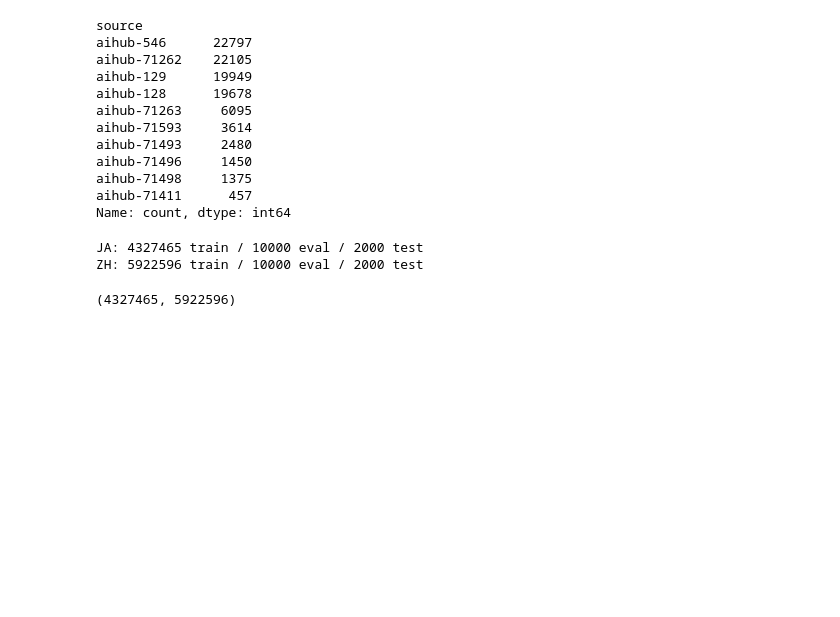
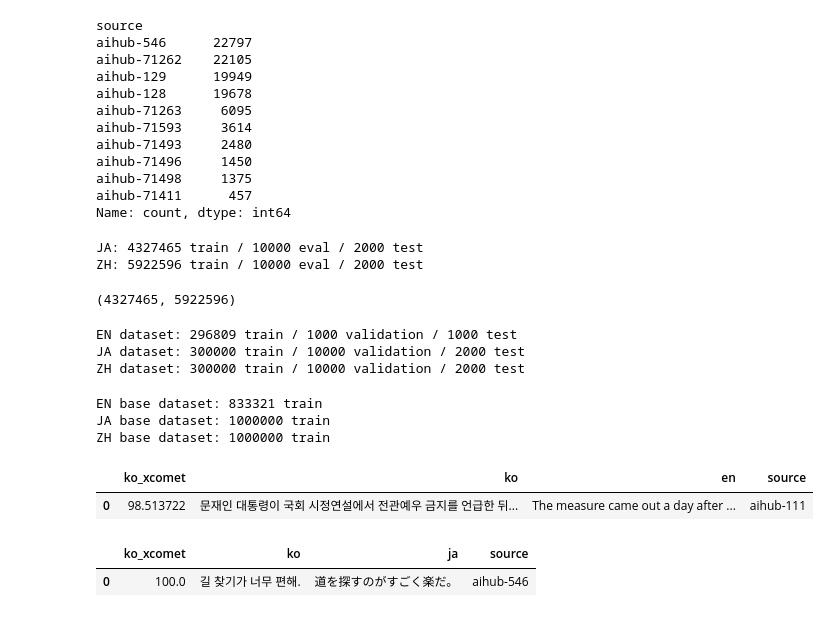
Before and after one commit to TrainToGPB/slm-mmt-exp, a Jupyter notebook: translation_datasets/mmt/aihub_integration/mmt_integration.ipynb, the cells around one changed output. Saved outputs shown, nothing was run; the diff lists cells and outputs as text; code cells hidden in the pictures; blank space fills up the shorter version.

```diff
--- a/translation_datasets/mmt/aihub_integration/mmt_integration.ipynb
+++ b/translation_datasets/mmt/aihub_integration/mmt_integration.ipynb
@@ -775,0 +787,39 @@ len(ja_large), len(zh_large)
+# %%
+en = load_dataset(en_name)
+ja = load_dataset(ja_name)
+zh = load_dataset(zh_name)
+
+print(f"EN dataset: {len(en['train'])} train / {len(en['validation'])} validation / {len(en['test'])} test")
+print(f"JA dataset: {len(ja['train'])} train / {len(ja['validation'])} validation / {len(ja['test'])} test")
+print(f"ZH dataset: {len(zh['train'])} train / {len(zh['validation'])} validation / {len(zh['test'])} test")
+# %% [output]
+EN dataset: 296809 train / 1000 validation / 1000 test
+JA dataset: 300000 train / 10000 validation / 2000 test
+ZH dataset: 300000 train / 10000 validation / 2000 test
+# %%
+en_base = load_dataset(en_base_name, split='train')
+ja_base = load_dataset(ja_base_name, split='train')
+zh_base = load_dataset(zh_base_name, split='train')
+
+print(f"EN base dataset: {len(en_base)} train")
+print(f"JA base dataset: {len(ja_base)} train")
+print(f"ZH base dataset: {len(zh_base)} train")
+# %% [output]
+EN base dataset: 833321 train
+JA base dataset: 1000000 train
+ZH base dataset: 1000000 train
+# %%
+en_train, en_eval, en_test = pd.DataFrame(en['train']), pd.DataFrame(en['validation']), pd.DataFrame(en['test'])
+ja_train, ja_eval, ja_test = pd.DataFrame(ja['train']), pd.DataFrame(ja['validation']), pd.DataFrame(ja['test'])
+zh_train, zh_eval, zh_test = pd.DataFrame(zh['train']), pd.DataFrame(zh['validation']), pd.DataFrame(zh['test'])
+
+en_train.columns = ['ko_xcomet', 'ko', 'en', 'source']
+
+display(en_train.head(1))
+display(ja_train.head(1))
+display(zh_train.head(1))
+# %% [output]
+|  | ko_xcomet | ko | en | source |
+| 0 | 98.513722 | 문재인 대통령이 국회 시정연설에서 전관예우 금지를 언급한 뒤... | The measure came out a day after ... | aihub-111 |
+|  | ko_xcomet | ko | ja | source |
+| 0 | 100.0 | 길 찾기가 너무 편해. | 道を探すのがすごく楽だ。 | aihub-546 |
```
Also changed, not shown: parts of 26 cells of this notebook, 4 other files.
